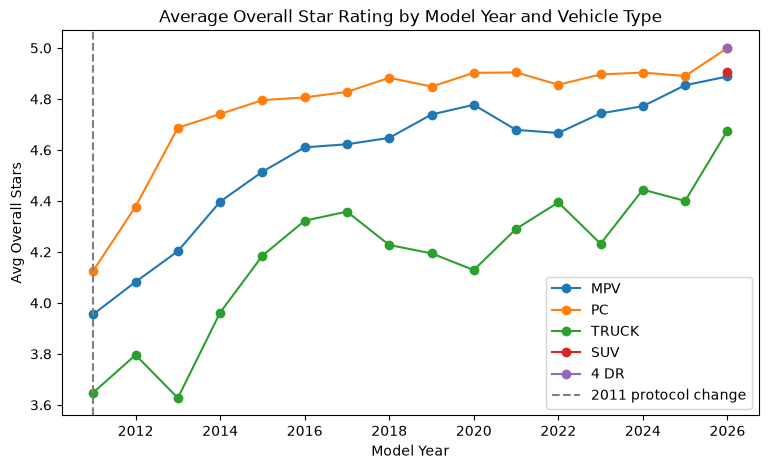
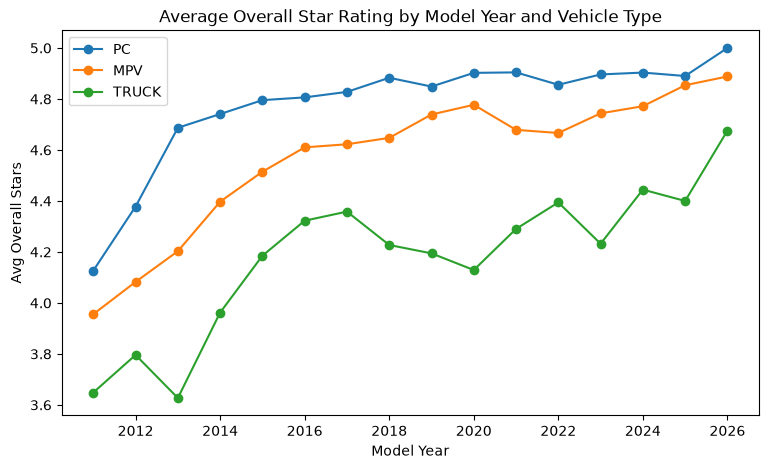
Unified diff of the notebook cell whose output changed from the first chart to the second:
--- before
+++ after
@@ -2,17 +2,13 @@
     SELECT MODEL_YR, VEHICLE_TYPE, AVG(OVERALL_STARS) AS avg_overall_stars, COUNT(*) AS n
     FROM vehicles
-    WHERE OVERALL_STARS IS NOT NULL AND VEHICLE_TYPE IS NOT NULL
+    WHERE OVERALL_STARS IS NOT NULL AND VEHICLE_TYPE IN ('PC', 'MPV', 'TRUCK')
     GROUP BY MODEL_YR, VEHICLE_TYPE
-    HAVING COUNT(*) >= 5
     ORDER BY MODEL_YR
 """).df()
 
-top_types = by_type.groupby("VEHICLE_TYPE")["n"].sum().sort_values(ascending=False).head(5).index
-
 fig, ax = plt.subplots(figsize=(9, 5))
-for vtype in top_types:
+for vtype in ["PC", "MPV", "TRUCK"]:
     subset = by_type[by_type["VEHICLE_TYPE"] == vtype]
     ax.plot(subset["MODEL_YR"], subset["avg_overall_stars"], marker="o", label=vtype)
-ax.axvline(2011, color="gray", linestyle="--", label="2011 protocol change")
 ax.set_xlabel("Model Year")
 ax.set_ylabel("Avg Overall Stars")

Commit: Address review feedback: modeling, chart consistency, reproducibility